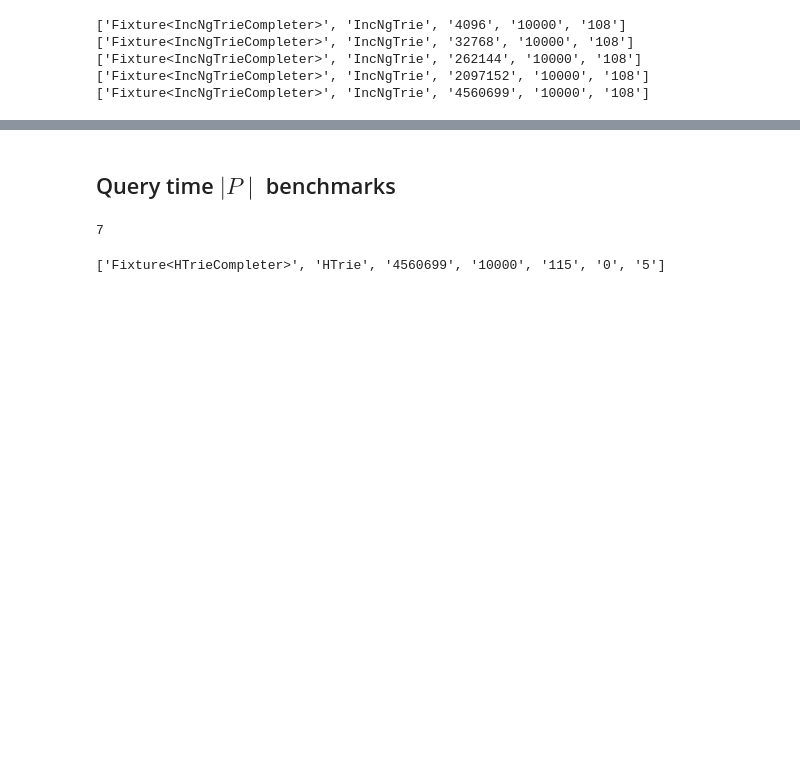
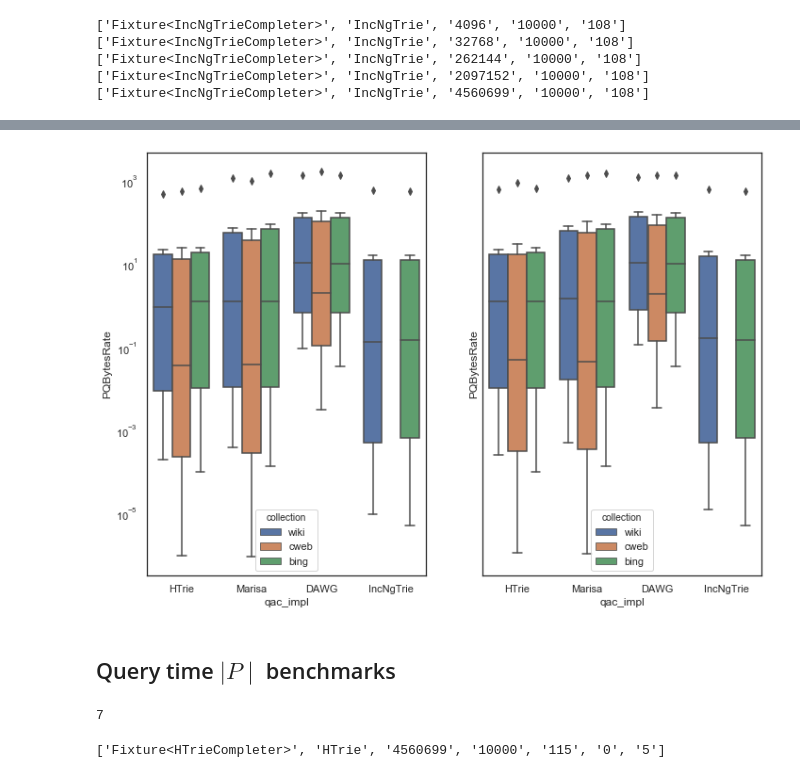
Before and after one commit to unnikrishnanta/qac-eval, a Jupyter notebook: Python/Notebooks/QueryTimes.ipynb, the cells around one changed output, grey strips where cells are left out. Drawn from its saved outputs; the diff is of its cells as text; code cells hidden in the pictures; blank space fills up the shorter version.

```diff
--- a/Python/Notebooks/QueryTimes.ipynb
+++ b/Python/Notebooks/QueryTimes.ipynb
@@ -131,3 +168,22 @@ sliced_df.drop(max_idx, axis=0)
+# %%
+comb_filter = combined_qtime_csize[((combined_qtime_csize.log_type == "LRLog") &
+                                     (combined_qtime_csize.collection !="bing"))
+                                    |
+                                   ((combined_qtime_csize.collection=="bing") &
+                                   (combined_qtime_csize.log_type=="SynthLog"))]
+#                                   & (combined_qtime_csize.nrows <= bing_csize_df.nrows.max())]
+# comb_filter = combined_qtime_csize[(combined_qtime_csize.log_type == "LRLog") ]
+# (combined_qtime_csize.nrows <= bing_csize_df.nrows.max())
+comb_filter.PQBytesRate = comb_filter.PQBytesRate / comb_filter.nrows
+ax = sns.boxplot(x="qac_impl", y="PQBytesRate", data=comb_filter, hue="collection")
+#plt.yscale('log')
+# %%
+fig, ax = plt.subplots(1, 2, sharey=True)
+sns.boxplot(x="qac_impl", y="PQBytesRate", data=sliced_df, hue="collection", ax=ax[0])
+sns.boxplot(x="qac_impl", y="PQBytesRate", data=comb_filter, hue="collection", ax=ax[1])
+plt.yscale('log')
+# %% [output]
+[figure, added]
 # %% [markdown]
 ## Query time $\mid P \mid $ benchmarks
 # %%
```
Also changed, not shown: parts of 16 cells of this notebook, 1 other file.
